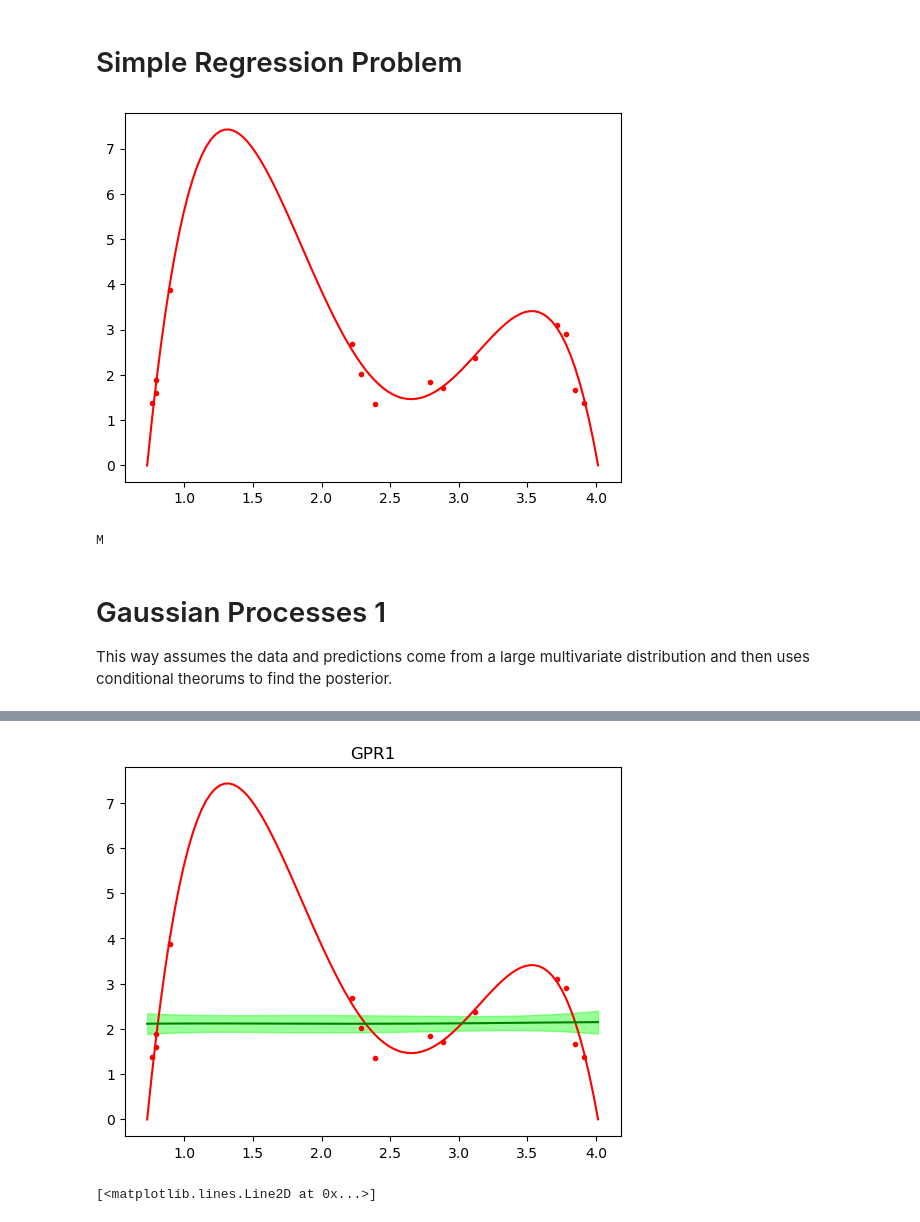
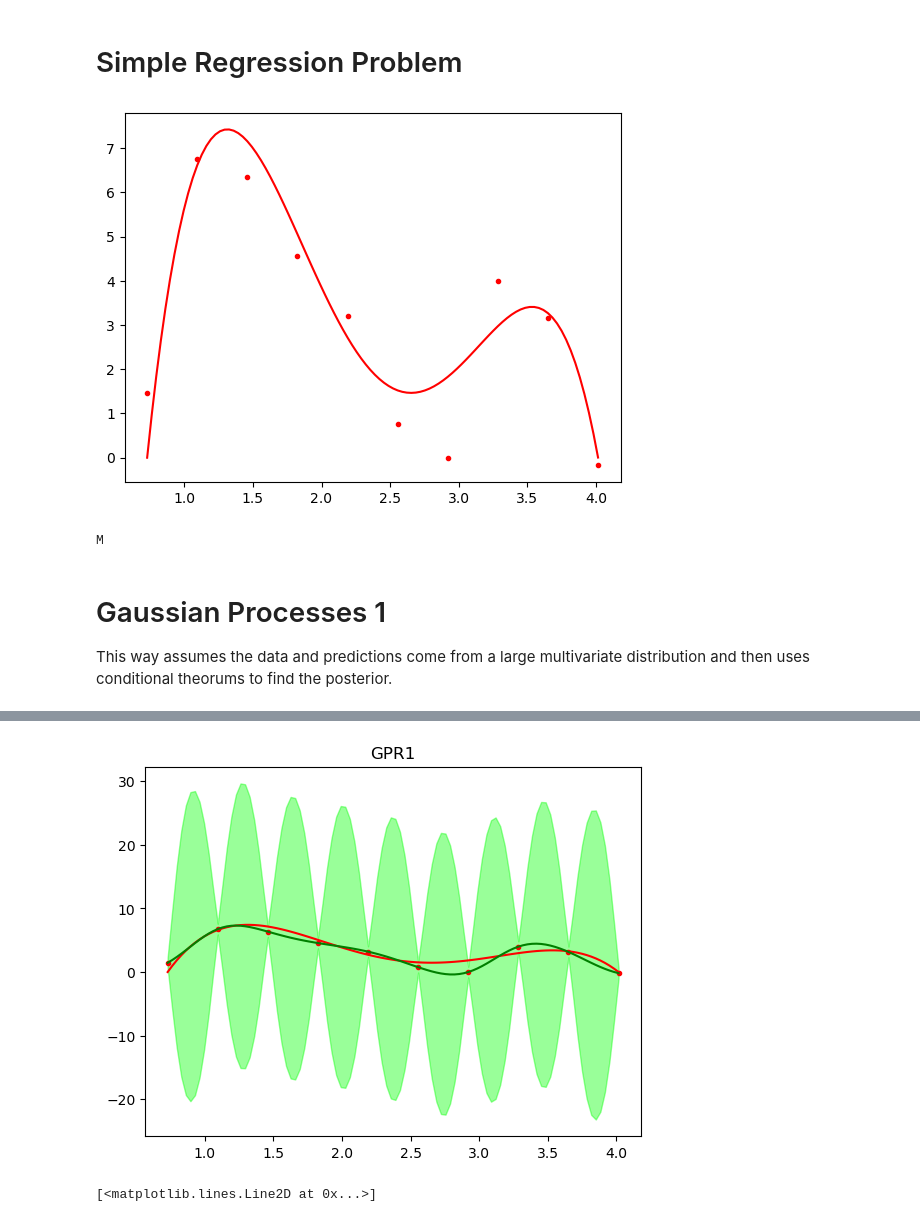
Before and after one commit to DanHarJor/Improving-Electron-Density-Profile-Inference-within-a-Tokamak-using-Bayesian-Techniques, a Jupyter notebook: Simple Regression Problem.ipynb, the cells around one changed output, grey strips where cells are left out. Saved outputs shown, nothing was run; the diff lists cells and outputs as text; code cells hidden in the pictures.

```diff
--- a/Simple Regression Problem.ipynb
+++ b/Simple Regression Problem.ipynb
@@ -22,7 +22,7 @@ def chol_det(A):
 # %%
 rng = np.random.default_rng(seed=1354)
 N = 100
-exp_er = 0.2 #10
+exp_er = 0.7 #10
 # def truef(x):
 #     return x**2+1
 def truef(x):
@@ -30,8 +30,8 @@ def truef(x):
     return -(e*(x-f)**4+d*(x-f)**3+c*(x-f)**2+b*(x-f)+a)
 x = np.linspace(0.729,4.015,N) #(1,10,10)
 y = truef(x)
-xd_indicies = [int(1*(N/100)),int(2*(N/100)),int(2.5*(N/100)),int(5*(N/100)),int(45*(N/100)),int(47*(N/100)),int(50*(N/100)),int(62*(N/100)),int(65*(N/100)),int(72*(N/100)),int(90*(N/100)),int(92*(N/100)),int(94*(N/100)),int(96*(N/100))]
-# xd_indicies = np.linspace(0,N-1,20).astype(int)
+# xd_indicies = [int(1*(N/100)),int(2*(N/100)),int(2.5*(N/100)),int(5*(N/100)),int(45*(N/100)),int(47*(N/100)),int(50*(N/100)),int(62*(N/100)),int(65*(N/100)),int(72*(N/100)),int(90*(N/100)),int(92*(N/100)),int(94*(N/100)),int(96*(N/100))]
+xd_indicies = np.linspace(0,N-1,10).astype(int)
 # xd_indicies = range(N)
 xd = x[xd_indicies]
 M = len(xd)
@@ -46,7 +46,7 @@ prior_mean_vector = np.repeat(4,N)
 
 print('M')
 # %% [output]
-[figure, old version]
+[figure, new version]
 M
 # %% [markdown]
 # Gaussian Processes 1
@@ -77,15 +77,15 @@ def Likelihood(params):
     X1, X2 = np.meshgrid(xd,xd)
     X1st, X2st = np.meshgrid(x,x)
     X1st2, X22 = np.meshgrid(x,xd)
-    K = Kernel(X1,X2,best_params)
+    K = Kernel(X1,X2,params)
 
     ##Data Dist, has prior in it
     mu_D = prior_mean_vector
     errors = np.diag(np.repeat(exp_er,len(xd)))
     cov_D = K + errors
 
-    Kstst = Kernel(X1st, X2st,best_params)
-    Kst = Kernel(X22, X1st2,best_params)
+    Kstst = Kernel(X1st, X2st, params)
+    Kst = Kernel(X22, X1st2, params)
     ##Predictions dist
     mu_yst = np.repeat(0,N)
     cov_yst = Kstst
@@ -96,24 +96,54 @@ def Likelihood(params):
     error_bars1 = np.sqrt(np.diagonal(cov_post1))
 
     # gauss = lambda x, mu, sigma: (1 / math.sqrt(2 * math.pi * sigma**2)) * math.exp(-((x - mu)**2 / (2 * sigma**2)))
-
-    logli = np.sum(np.log(norm.pdf(yd, loc=mu_post1[xd_indicies], scale=error_bars1[xd_indicies])))
+    logprobs1 = np.log(norm.pdf(yd, loc=mu_post1[xd_indicies], scale=error_bars1[xd_indicies]))
+    logprobs2 = np.log(norm.pdf(yd, loc=mu_post1[xd_indicies], scale=np.diag(errors)))
+    alllogprobs = np.block([logprobs1,logprobs2])
+    logli = -np.sum(alllogprobs)
     return logli
 
+def LeastSquare(params):
+    X1, X2 = np.meshgrid(xd,xd)
+    X1st, X2st = np.meshgrid(x,x)
+    X1st2, X22 = np.meshgrid(x,xd)
+    K = Kernel(X1,X2,params)
+
+    ##Data Dist, has prior in it
+    mu_D = prior_mean_vector
+    errors = np.diag(np.repeat(exp_er,len(xd)))
+    cov_D = K + errors
+
+    Kstst = Kernel(X1st, X2st, params)
+    Kst = Kernel(X22, X1st2, params)
+    ##Predictions dist
+    mu_yst = np.repeat(0,N)
+    cov_yst = Kstst
+
+    cov_post1 = Kstst - Kst.T @ chol_inv(cov_D) @ Kst
+    mu_post1 = Kst.T @ chol_inv(cov_D) @ yd
+
+    return np.sum((yd-mu_post1[xd_indicies])**2)
 
 rand_amp = np.random.uniform(0,20)
 rand_l = np.random.uniform(0,4)
 
-x0=[rand_amp,rand_l]
+# x0=[rand_amp,rand_l]
+# x0=[12,0.125]
+x0 = [12,0.25]
 print('Random Initial Parameters', x0)
-fun = Likelihood
+# fun = Likelihood
+fun = LeastSquare
 # fun = MargLi
-results = minimize(fun, x0=x0)
+results = minimize(fun, x0=x0, tol=1e-6)
 # results = basinhopping(MargLi, x0=x0, niter=200)
 print('\n\nRESULTS',results)
 best_params = results.x
+
+# l_trial = np.linspace(0.)
+
 # best_params = x0
 
+print('\n\nLeast Squares', LeastSquare(best_params))
 # print('\n\nMargLi',MargLi(best_params))
 
 
@@ -122,7 +152,7 @@ X1, X2 = np.meshgrid(xd,xd)
 X1st, X2st = np.meshgrid(x,x)
 X1st2, X22 = np.meshgrid(x,xd)
 
-
+# best_params=x0
 
 K = Kernel(X1,X2,best_params)
 
@@ -151,11 +181,14 @@ mu_post1 = Kst.T @ chol_inv(cov_D) @ yd
 
 error_bars1 = np.sqrt(np.diagonal(cov_post1))
 
-figGPR1 = plt.figure()
+figGPR1 = plt.figure(dpi=100)
 plt.title('GPR1')
 plt.plot(x,y,'r')
 plt.plot(xd,yd,'r.')
 plt.plot(x,mu_post1,'g')
 plt.fill_between(x,mu_post1-error_bars1,mu_post1+error_bars1, color=(0,1,0,0.4))
 plt.show()
+
+#0.03646635231489926
+#0.35647687102984404
 # %% [output]
@@ -176,4 +212,4 @@ RESULTS   message: Optimization terminated successfully.
-[figure, old version]
+[figure, new version]
 # %%
 x = np.linspace(0,100,1000)
 y = np.exp(x)
```
Also changed, not shown: parts of 1 cell of this notebook.
